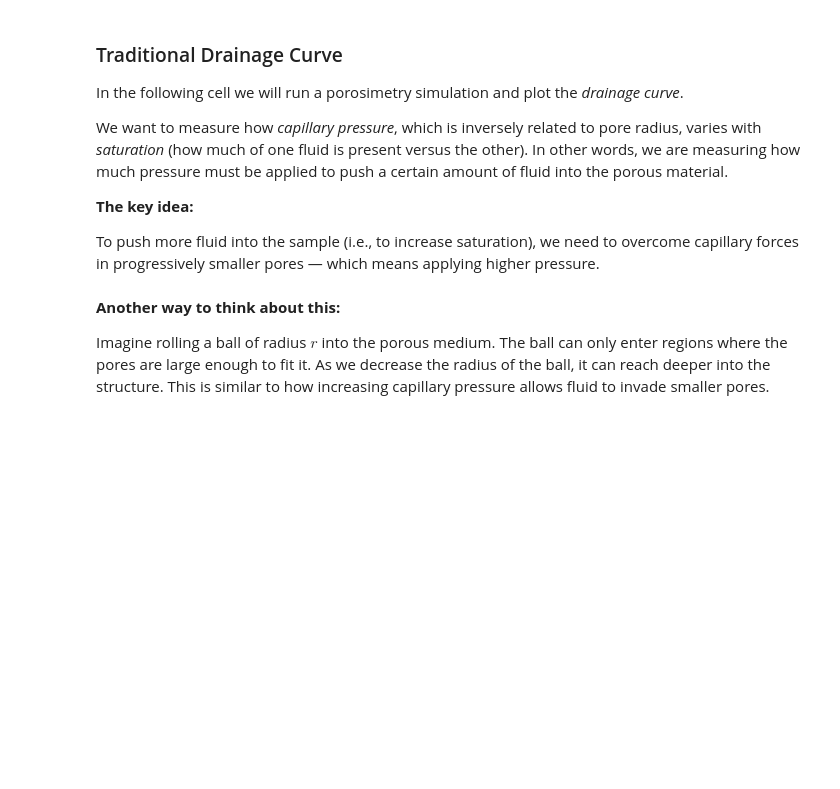
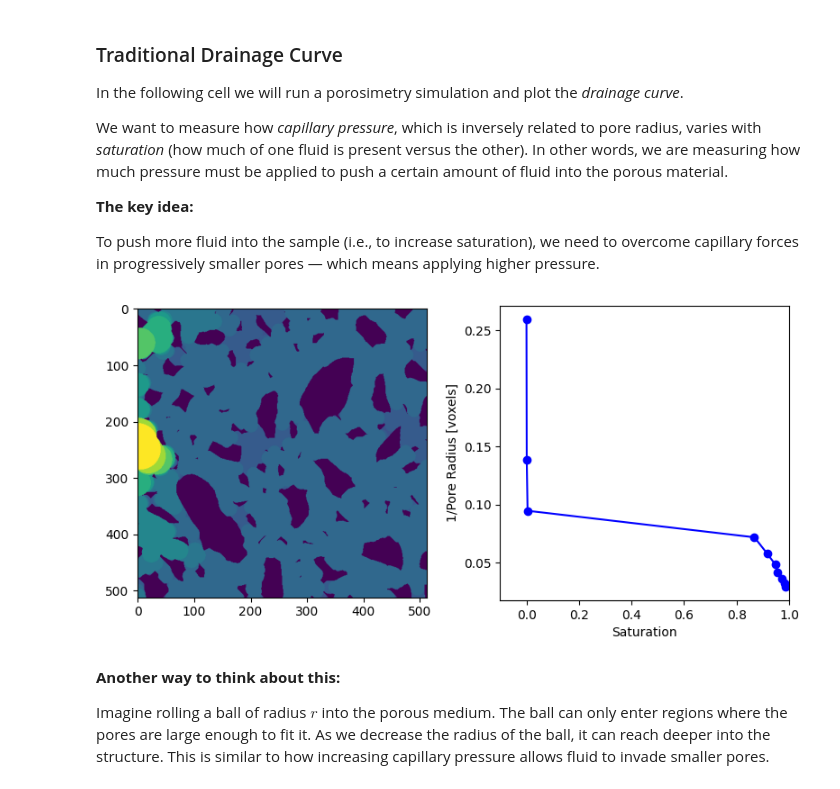
Before and after one commit to BC-Chang/porescale_permeability_2d, a Jupyter notebook: Permeability_2d.ipynb, the cells around one changed output. Saved outputs shown, nothing was run; the diff lists cells and outputs as text; code cells hidden in the pictures; blank space fills up the shorter version.

```diff
--- a/Permeability_2d.ipynb
+++ b/Permeability_2d.ipynb
@@ -325,33 +383,6 @@ permeability(u_x)
 ## Porosimetry
 
 Porosimetry is a method used to measure the numbers and sizes of pores. It helps us understand how easily fluids (or small beads) can pass through the material.
-# %%
-#@title Read in data
-geom_options = os.listdir("./data/")
-
-# TODO create catalog of images, read in from drop down, and plot.
-data_dropdown = widgets.Dropdown(
-    concise=False,
-    options=geom_options,
-    value='beads.tif',
-    description='Select a file to read in'
-)
-
-# select_button = widgets.Button(description='I want this one!')
-# output = widgets.Output()
-def read_in_and_plot(dropdown):
-  display(dropdown)
-  data = tifffile.imread(os.path.join("./data/", dropdown))
-  clear_output(wait=True)
-  display(dropdown)
-  plt.imshow(data, cmap='binary')
-  plt.colorbar()
-  plt.show()
-
-  return data
-
-widget = widgets.interactive(read_in_and_plot, dropdown=geom_options)
-display(widget)
 # %% [markdown]
 ### Traditional Drainage Curve
 
@@ -365,25 +396,27 @@ To push more fluid into the sample (i.e., to increase saturation), we need to ov
 # %%
 data = widget.result
 # Invert the data. Pores should be labeled 1, solids 0
-data = ~(data.astype(bool))
+data = (data == 0).astype(np.uint8)
 # Define inlet
 inlet = np.zeros_like(data)
 # Inlet is on the left boundary of the image
 inlet[:, 0] = True
 
 # Run porosimetry from PoreSpy
 mip = ps.filters.porosimetry(im=data, inlets=inlet)
 pore_radii = ps.metrics.pore_size_distribution(mip, log=False)
 saturation = 1 - pore_radii.cdf
 
 fig, ax = plt.subplots(1, 2, figsize=[8, 4])
 ax[0].imshow(mip)
 ax[1].plot(saturation, 1/pore_radii.R, 'bo-')
 ax[1].set_xlabel('Saturation');
 ax[1].set_ylabel('1/Pore Radius [voxels]')
 ax[1].set_xlim([-0.10, 1])
 
 plt.tight_layout()
+# %% [output]
+[figure, added]
 # %% [markdown]
 **Another way to think about this:**
 
```
Also changed, not shown: parts of 9 cells of this notebook.
